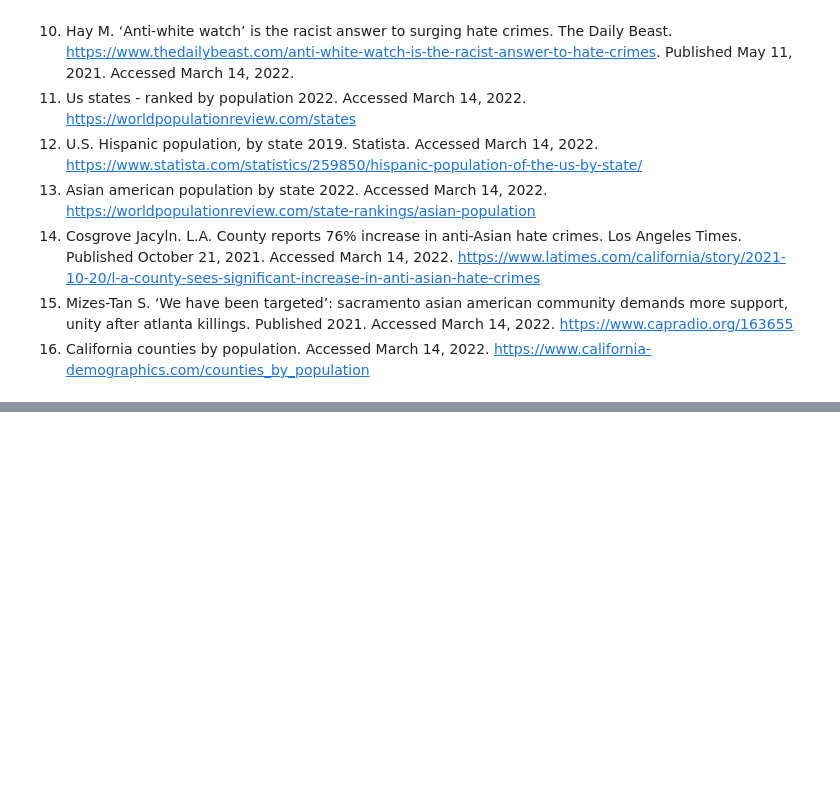
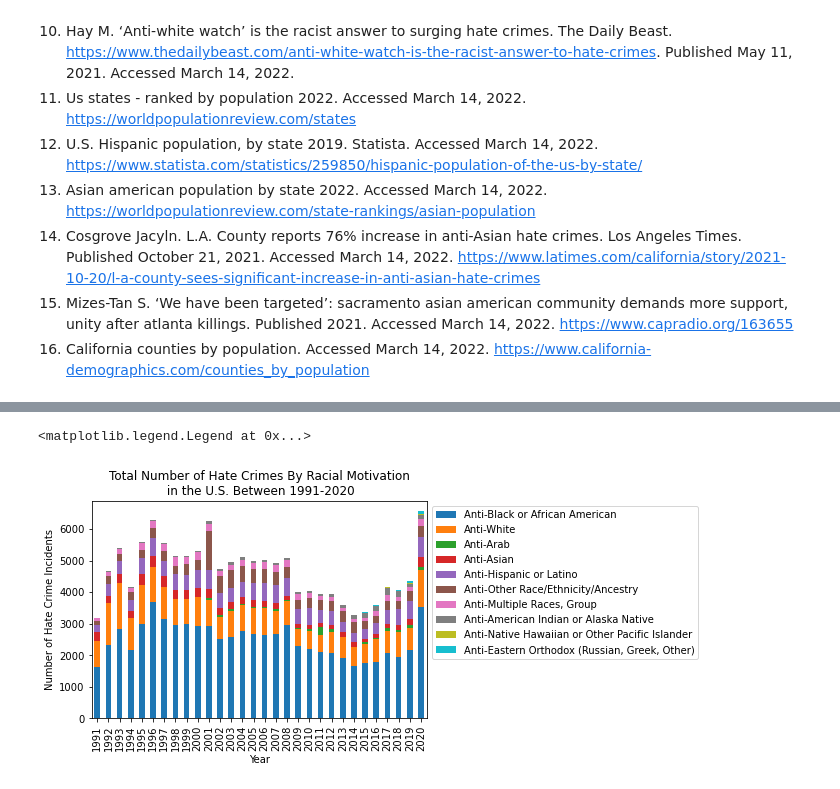
Before and after one commit to shraddha1803/STA_141B_Project, a Jupyter notebook: analysis/project_report.ipynb, the cells around one changed output, grey strips where cells are left out. Cells and saved outputs as stored; diff of their text form; code cells hidden in the pictures; blank space fills up the shorter version.

```diff
--- a/analysis/project_report.ipynb
+++ b/analysis/project_report.ipynb
@@ -163,0 +391,17 @@ Click for interactive map: <a href="./figures/CA_racebias_20.html">Total Number
+# %%
+# Calc num of hate crime by each specific racial bias over years
+racebias_hc = pd.DataFrame(hc[hc["bias_cat"] == "race/ethn"].groupby(["year", "bias_desc"])["incident_id"].count())
+racebias_hc.reset_index(inplace = True)
+racebias_hc.columns = ["year", "bias_desc", "num_race_incident"]
+# %%
+# rearrange columns of racebias_hc in order to make bar plot
+num_racebias_hc_t_df = transpose_df(racebias_hc, bias_cat_dic["race/ethn"], "bias_desc", "num_race_incident")
+
+# Bar plot of number of reported hate crimes by race/ethn category over the years
+num_racebias_hc_plt = num_racebias_hc_t_df.plot(kind='bar', stacked=True)
+num_racebias_hc_plt.set(xlabel = "Year", ylabel = "Number of Hate Crime Incidents",
+                title = "Total Number of Hate Crimes By Racial Motivation\n in the U.S. Between 1991-2020")
+plt.legend(bbox_to_anchor = [1, 1])
+# %% [output]
+<matplotlib.legend.Legend at 0x...>
+[figure, added]
```
Also changed, not shown: parts of 64 cells of this notebook, 1 other file.
